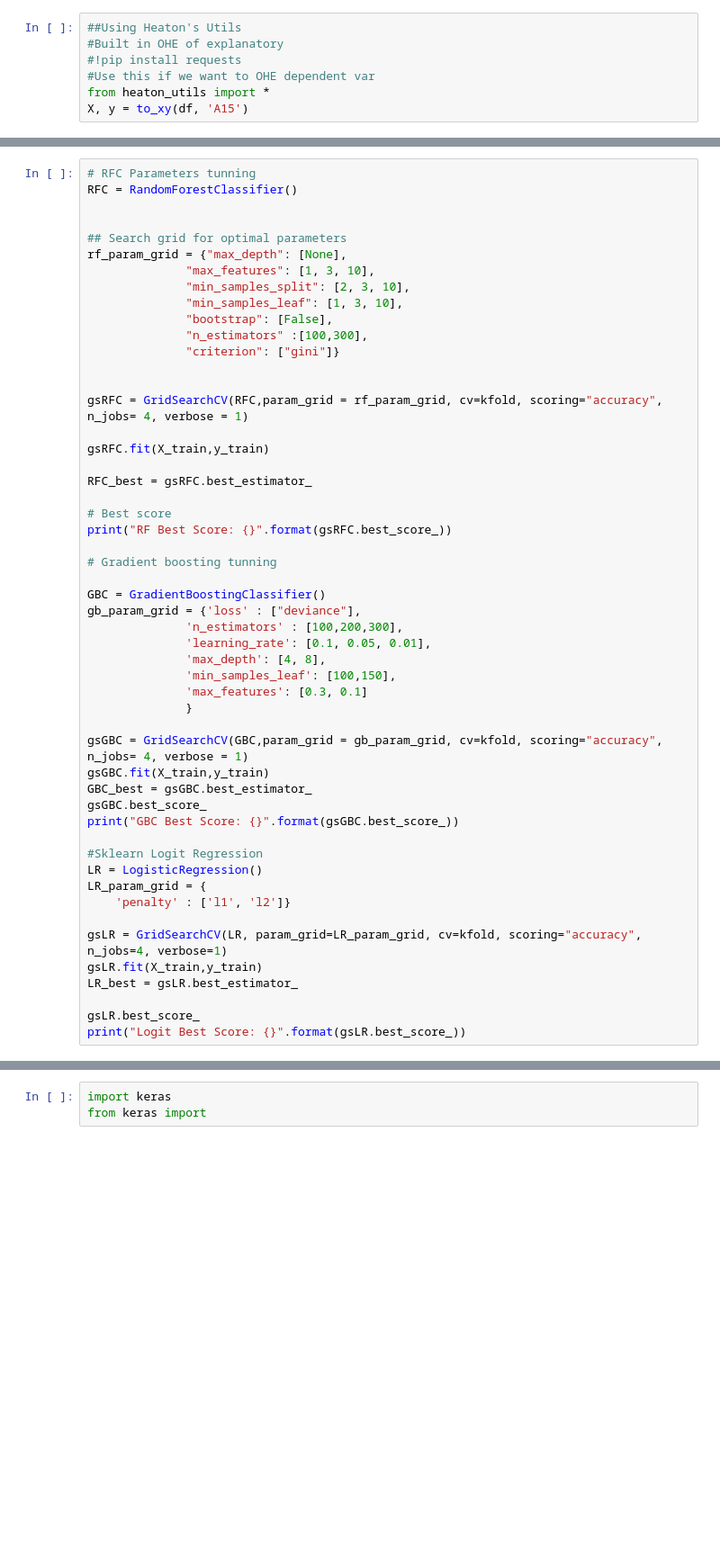
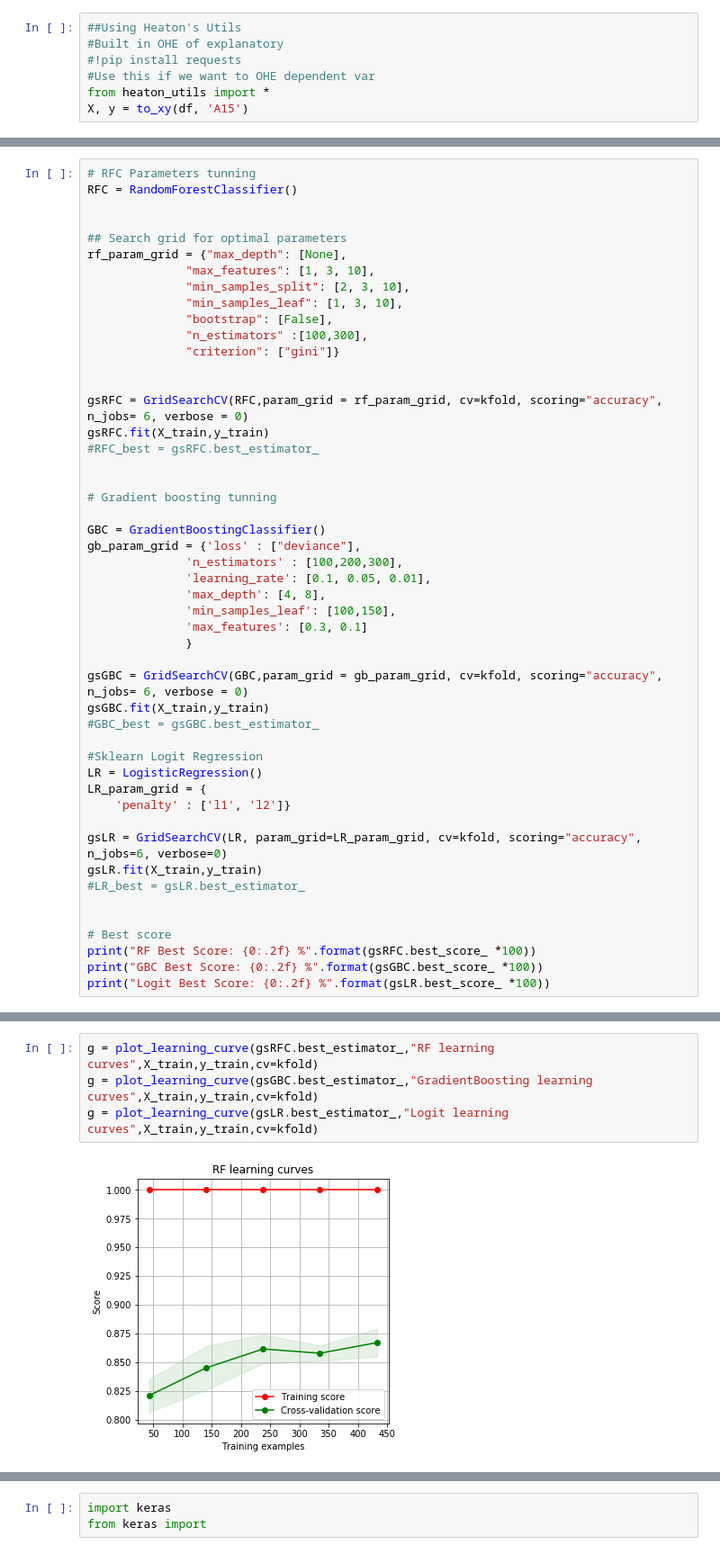
Before and after one commit to drcastillo/hicss2020, a Jupyter notebook: AustralianCreditApproval.ipynb, the cells around one changed output, grey strips where cells are left out. Shown: that part at 90% size. Cells and saved outputs as stored; diff of their text form; blank space fills up the shorter version.

```diff
--- a/AustralianCreditApproval.ipynb
+++ b/AustralianCreditApproval.ipynb
@@ -123,14 +110,10 @@ rf_param_grid = {"max_depth": [None],
               "criterion": ["gini"]}
 
 
-gsRFC = GridSearchCV(RFC,param_grid = rf_param_grid, cv=kfold, scoring="accuracy", n_jobs= 4, verbose = 1)
+gsRFC = GridSearchCV(RFC,param_grid = rf_param_grid, cv=kfold, scoring="accuracy", n_jobs= 6, verbose = 0)
+gsRFC.fit(X_train,y_train)
+#RFC_best = gsRFC.best_estimator_
 
-gsRFC.fit(X_train,y_train)
-
-RFC_best = gsRFC.best_estimator_
-
-# Best score
-print("RF Best Score: {}".format(gsRFC.best_score_))
 
 # Gradient boosting tunning
 
@@ -143,21 +126,22 @@ gb_param_grid = {'loss' : ["deviance"],
               'max_features': [0.3, 0.1]
               }
 
-gsGBC = GridSearchCV(GBC,param_grid = gb_param_grid, cv=kfold, scoring="accuracy", n_jobs= 4, verbose = 1)
+gsGBC = GridSearchCV(GBC,param_grid = gb_param_grid, cv=kfold, scoring="accuracy", n_jobs= 6, verbose = 0)
 gsGBC.fit(X_train,y_train)
-GBC_best = gsGBC.best_estimator_
-gsGBC.best_score_
-print("GBC Best Score: {}".format(gsGBC.best_score_))
+#GBC_best = gsGBC.best_estimator_
 
 #Sklearn Logit Regression
 LR = LogisticRegression()
 LR_param_grid = {
     'penalty' : ['l1', 'l2']}
 
-gsLR = GridSearchCV(LR, param_grid=LR_param_grid, cv=kfold, scoring="accuracy", n_jobs=4, verbose=1)
+gsLR = GridSearchCV(LR, param_grid=LR_param_grid, cv=kfold, scoring="accuracy", n_jobs=6, verbose=0)
 gsLR.fit(X_train,y_train)
-LR_best = gsLR.best_estimator_
+#LR_best = gsLR.best_estimator_
 
-gsLR.best_score_
-print("Logit Best Score: {}".format(gsLR.best_score_))
+
+# Best score
+print("RF Best Score: {0:.2f} %".format(gsRFC.best_score_ *100))
+print("GBC Best Score: {0:.2f} %".format(gsGBC.best_score_ *100))
+print("Logit Best Score: {0:.2f} %".format(gsLR.best_score_ *100))
 # %% [output]
@@ -177,0 +151,6 @@ Logit Best Score: 0.8579335793357934
+# %%
+g = plot_learning_curve(gsRFC.best_estimator_,"RF learning curves",X_train,y_train,cv=kfold)
+g = plot_learning_curve(gsGBC.best_estimator_,"GradientBoosting learning curves",X_train,y_train,cv=kfold)
+g = plot_learning_curve(gsLR.best_estimator_,"Logit learning curves",X_train,y_train,cv=kfold)
+# %% [output]
+[figure, added]
```
Also changed, not shown: parts of 9 cells of this notebook, 1 other file.
